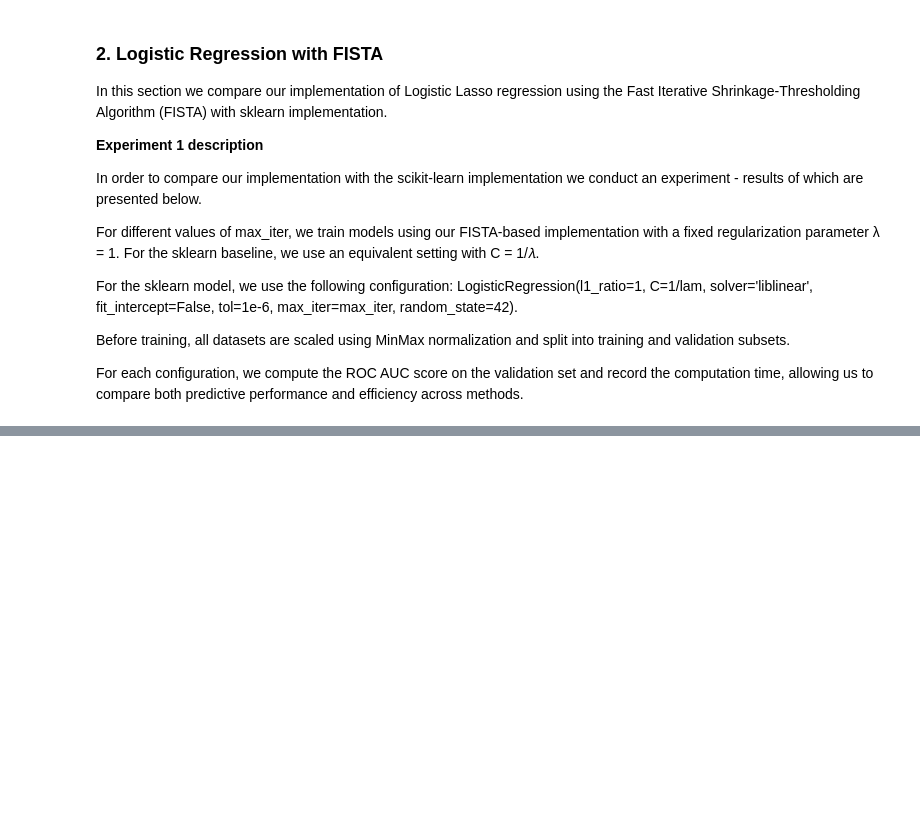
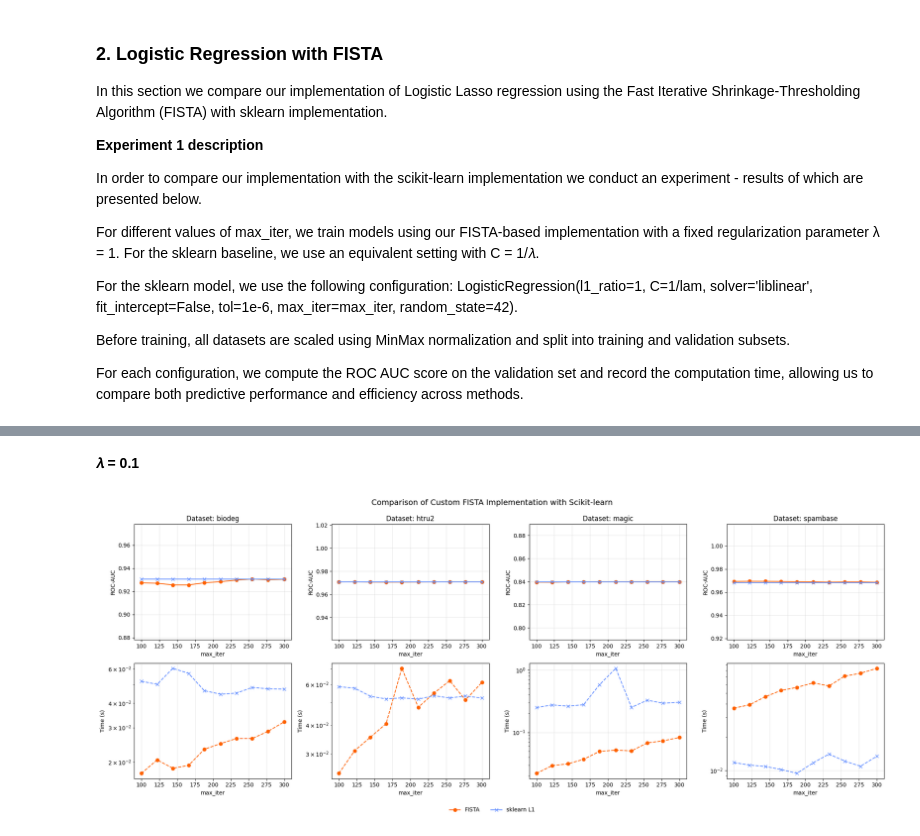
Before and after one commit to kwiatkowskaa/logistic-regression-missing-labels, a Jupyter notebook: notebooks/fista_logreg_unlabeled.ipynb, the cells around one changed output, grey strips where cells are left out. Cells and saved outputs as stored; diff of their text form; code cells hidden in the pictures; blank space fills up the shorter version.

```diff
--- a/notebooks/fista_logreg_unlabeled.ipynb
+++ b/notebooks/fista_logreg_unlabeled.ipynb
@@ -216,2 +219,8 @@ compare_fista_sklearn(processed_datasets, max_iters=np.linspace(100, 500, 10).as
+# %% [markdown]
+**𝜆 = 0.1**
+# %%
+compare_fista_sklearn(processed_datasets, max_iters=np.linspace(100, 300, 10).astype(int), lam=0.1)
+# %% [output]
+[figure, added]
 # %% [markdown]
 **Experiment 2 Description**
```
Also changed, not shown: parts of 14 cells of this notebook.
